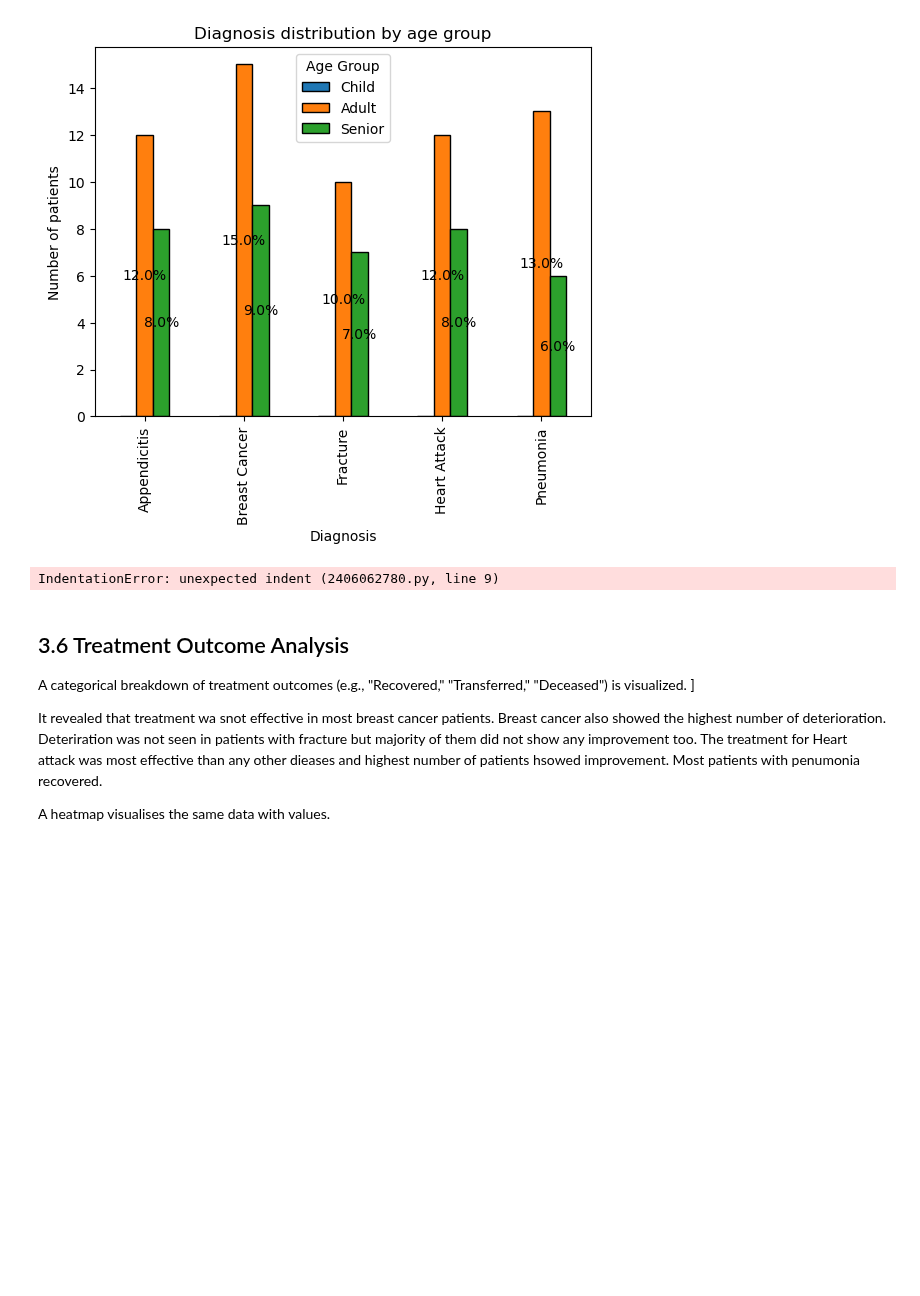
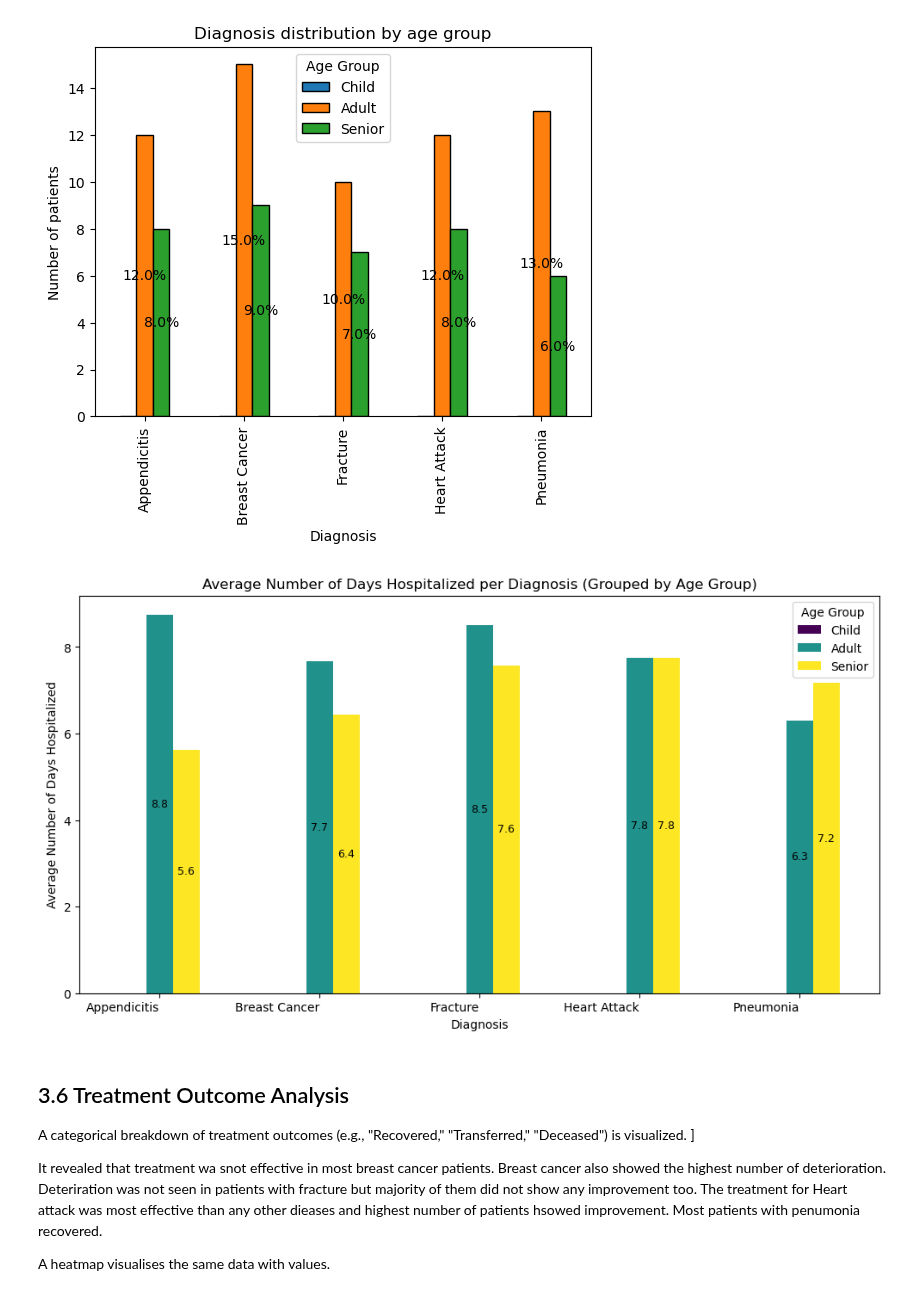
Before and after one commit to ankheat/Hospital-readmission-EDA, a Jupyter notebook: Healthcare Data Analysis.ipynb, the cells around one changed output. Drawn from its saved outputs; the diff is of its cells as text; code cells hidden in the pictures; blank space fills up the shorter version.

```diff
--- a/Healthcare Data Analysis.ipynb
+++ b/Healthcare Data Analysis.ipynb
@@ -340,27 +340,27 @@ plt.show()
 # %%
 diagnosis_age_stay = df.groupby(['Diagnosis', 'Age Group'])['Stay Days'].mean().unstack()
 
 fig, ax = plt.subplots(figsize=(12, 6))
 bars = diagnosis_age_stay.plot(kind='bar', stacked=False, colormap='viridis', figsize=(12, 6), ax=ax)
 
 for container in ax.containers:
     for bar in container:
-        if bar.get_height() > 0: o
-            ax.text(
+        if bar.get_height() > 0:
+         ax.text(
                 bar.get_x() + bar.get_width() / 2,
                 bar.get_y() + bar.get_height() / 2,
                 f"{bar.get_height():.1f}",
                 ha='center', va='center', fontsize=9, color='black'
             )
 
 plt.xlabel('Diagnosis')
 plt.ylabel('Average Number of Days Hospitalized')
 plt.title('Average Number of Days Hospitalized per Diagnosis (Grouped by Age Group)')
 plt.xticks(rotation=0, ha='right')
 plt.legend(title='Age Group')
 plt.show()
 # %% [output]
-IndentationError: unexpected indent (2406062780.py, line 9)
+[figure, added]
 # %% [markdown]
 ## 3.6 Treatment Outcome Analysis
 
```
Also changed, not shown: parts of 4 cells of this notebook.
